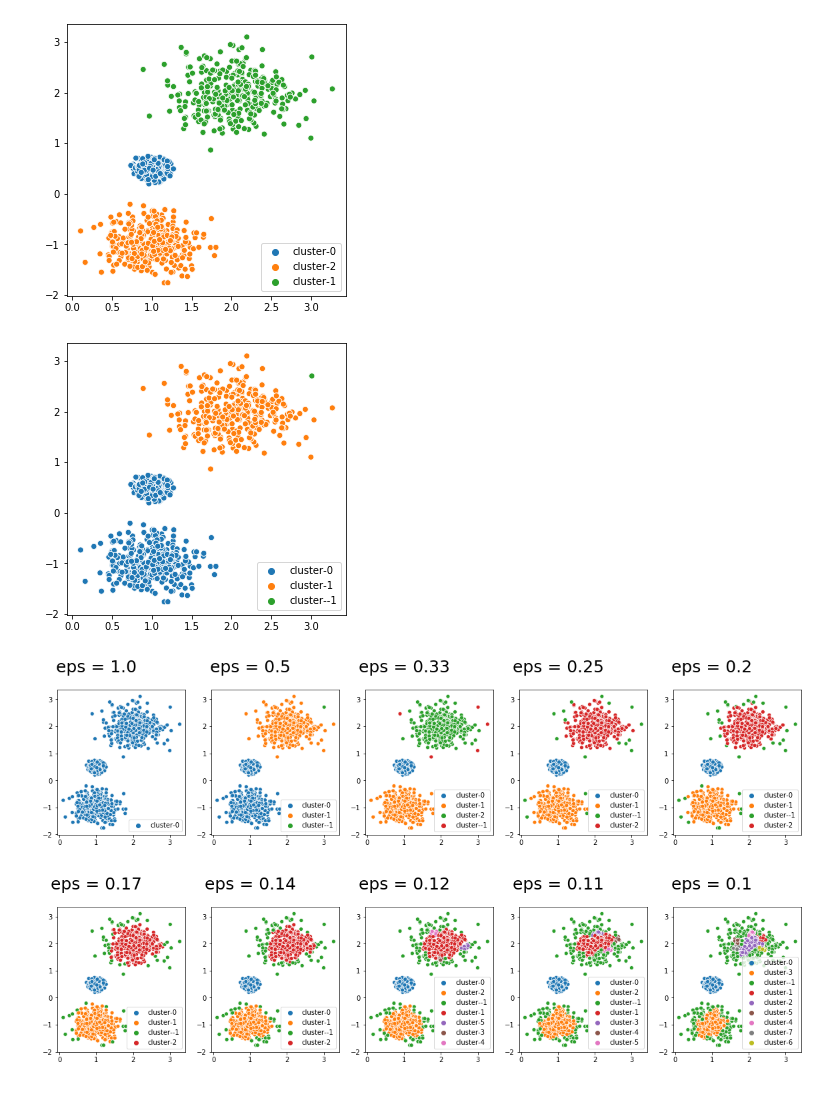
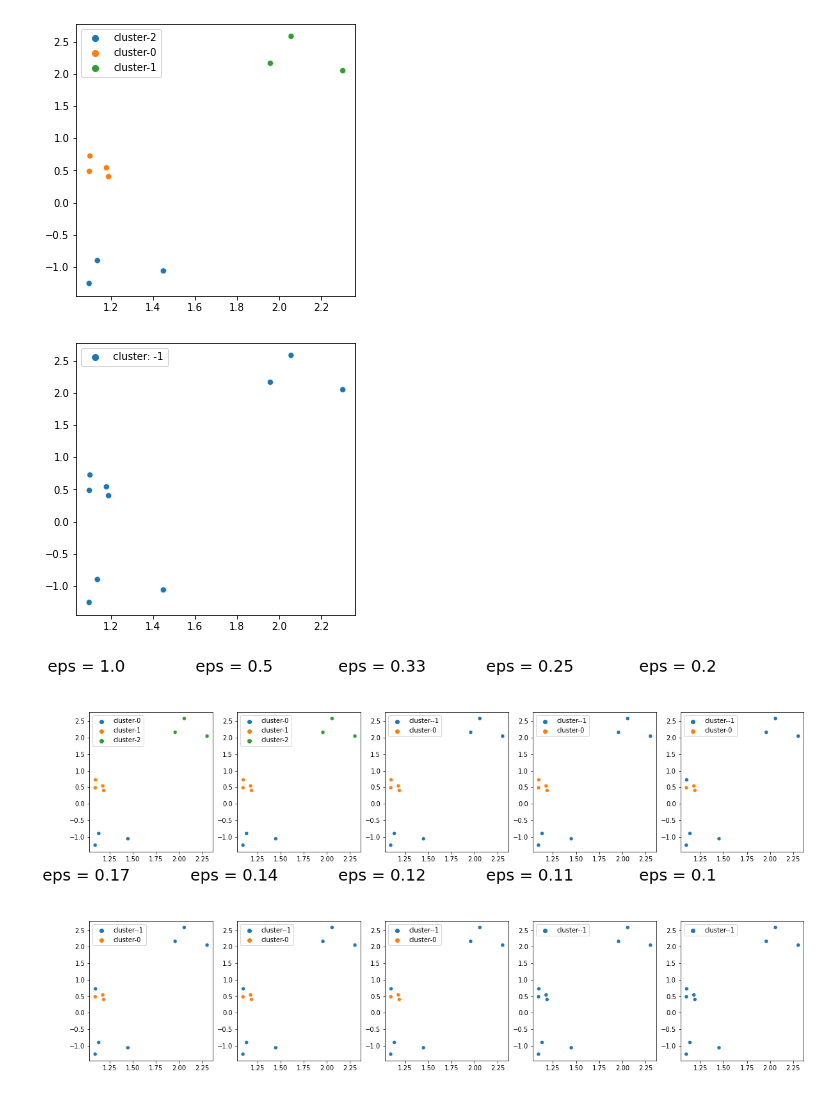
Before and after one commit to mstekel/dbscan-ps, a Jupyter notebook: DBSCAN blog.ipynb, the cells around one changed output. Saved outputs shown, nothing was run; the diff lists cells and outputs as text; code cells hidden in the pictures.

```diff
--- a/DBSCAN blog.ipynb
+++ b/DBSCAN blog.ipynb
@@ -11,41 +23,43 @@ from kneed import KneeLocator
 # %%
 centers = [[1, 0.5], [2, 2], [1, -1]]
 stds = [0.1, 0.4, 0.3]
-X, labels_true = make_blobs(n_samples=1000, centers=centers, cluster_std=stds, random_state=0)
+X, labels_true = make_blobs(n_samples=10, centers=centers, cluster_std=stds, random_state=0)
+min_samples = 3
+n_neighbors = 3
 
 fig = plt.figure(figsize=(5, 5))
 sns.scatterplot(X[:,0], X[:,1], hue=["cluster-{}".format(x) for x in labels_true])
 plt.savefig("blobs.png", dpi=300)
 # %% [output]
-[figure, old version]
+[figure, new version]
 # %%
-db = DBSCAN(eps=0.5, min_samples=10).fit(X)
+db = DBSCAN(eps=0.1, min_samples=min_samples).fit(X)
 labels = db.labels_
 
 fig = plt.figure(figsize=(5, 5))
 sns.scatterplot(X[:,0], X[:,1], hue=["cluster-{}".format(x) for x in labels])
 plt.savefig("dbscan_dumb.png", dpi=300)
 # %% [output]
-[figure, old version]
+[figure, new version]
 # %%
 fig = plt.figure(figsize=(20, 10))
 fig.subplots_adjust(hspace=.5, wspace=.2)
 i = 1
 
 for x in range(10, 0, -1):
     eps = 1/(11-x)
-    db = DBSCAN(eps=eps, min_samples=10).fit(X)
+    db = DBSCAN(eps=eps, min_samples=min_samples).fit(X)
     core_samples_mask = np.zeros_like(db.labels_, dtype=bool)
     core_samples_mask[db.core_sample_indices_] = True
     labels = db.labels_
 
     ax = fig.add_subplot(2, 5, i)
     ax.text(1, 4, "eps = {}".format(round(eps, 2)), fontsize=25, ha="center")
     sns.scatterplot(X[:,0], X[:,1], hue=["cluster-{}".format(x) for x in labels])
 
     i += 1
 
 plt.savefig("multi_eps.png", dpi=300)
 # %% [output]
-[figure, old version]
+[figure, new version]
 # %%
```
Also changed, not shown: parts of 4 cells of this notebook.
